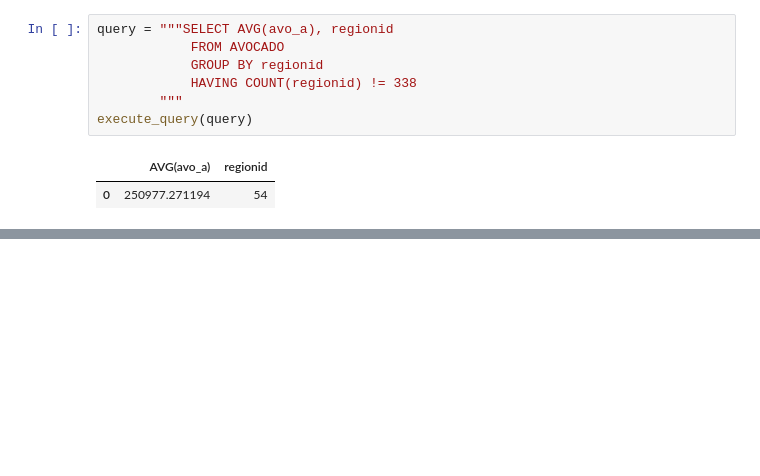
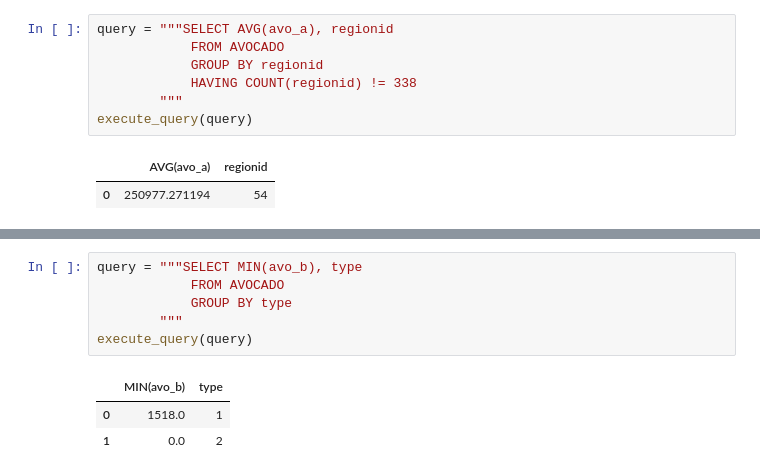
Before and after one commit to ramendrasingla/data-analysis-tutorial, a Jupyter notebook: SQL_Tutorial.ipynb, the cells around one changed output, grey strips where cells are left out. Drawn from its saved outputs; the diff is of its cells as text; blank space fills up the shorter version.

```diff
--- a/SQL_Tutorial.ipynb
+++ b/SQL_Tutorial.ipynb
@@ -925,0 +941,10 @@ execute_query(query)
+# %%
+query = """SELECT MIN(avo_b), type
+            FROM AVOCADO
+            GROUP BY type
+        """
+execute_query(query)
+# %% [output]
+|  | MIN(avo_b) | type |
+| 0 | 1518.0 | 1 |
+| 1 | 0.0 | 2 |
```
Also changed, not shown: parts of 13 cells of this notebook.
